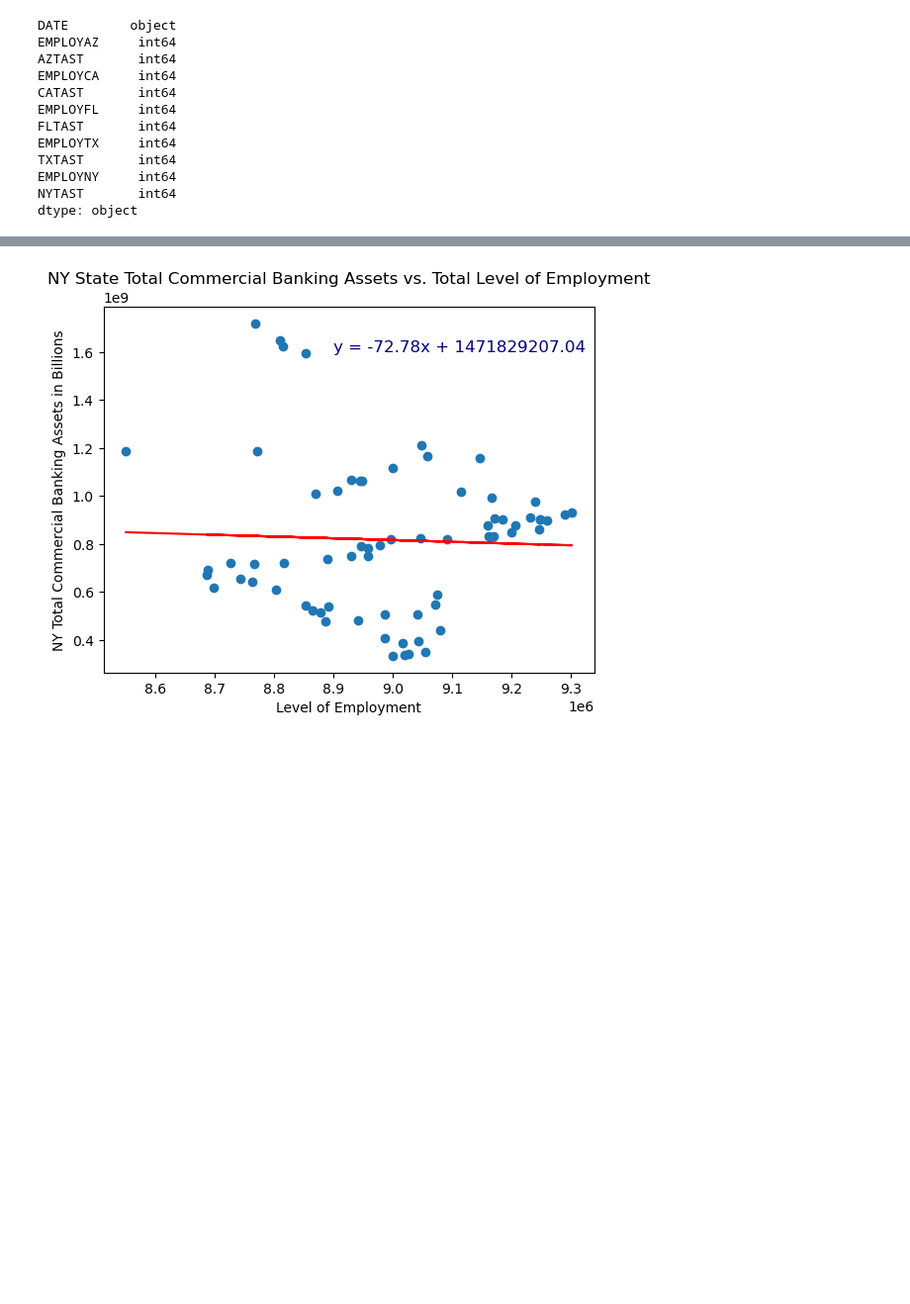
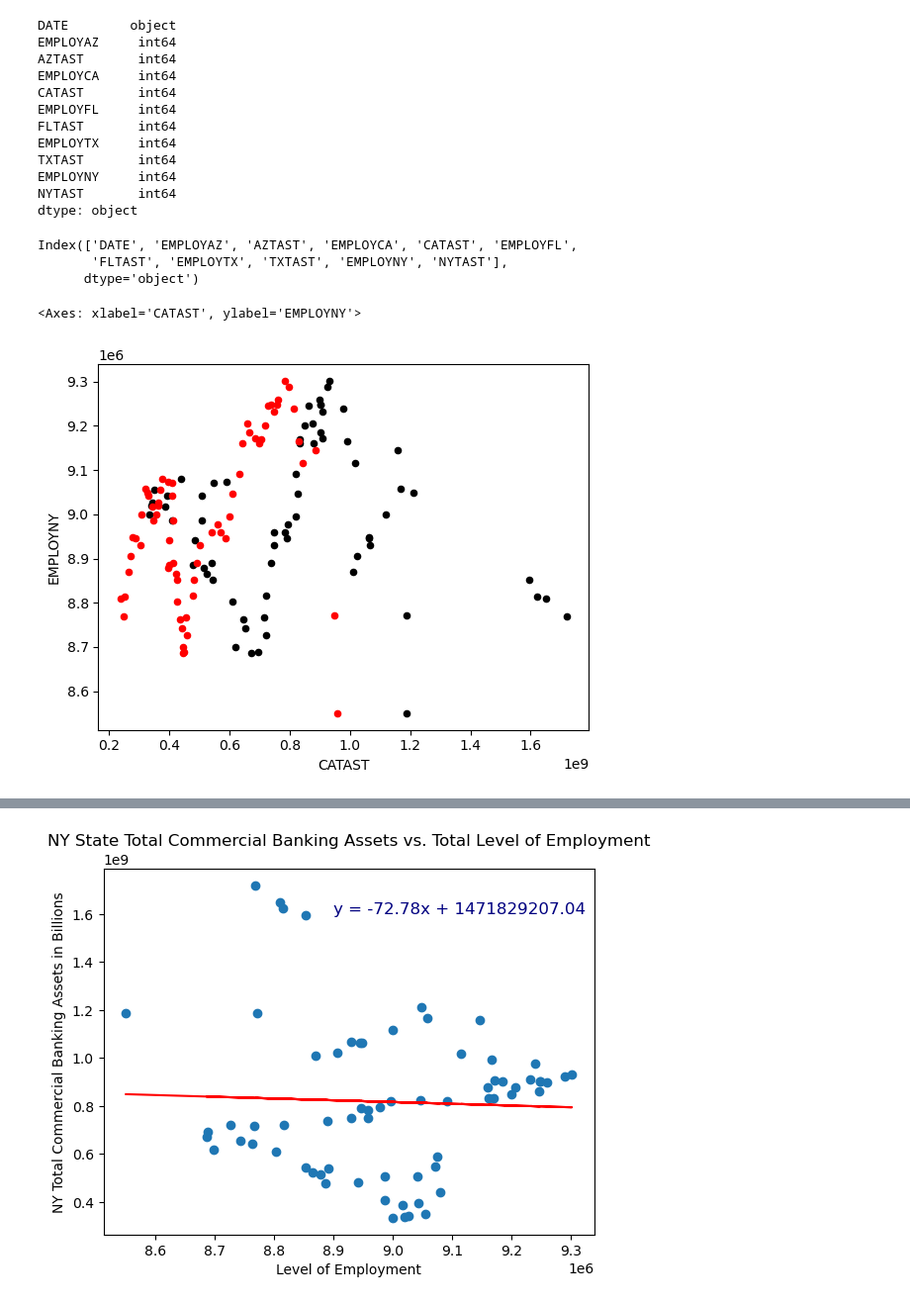
Before and after one commit to RyakDL/Project-1_Finance, a Jupyter notebook: Main_active.ipynb, the cells around one changed output, grey strips where cells are left out. Shown at 99% size. Cells and saved outputs as stored; diff of their text form; code cells hidden in the pictures; blank space fills up the shorter version.

```diff
--- a/Main_active.ipynb
+++ b/Main_active.ipynb
@@ -74,6 +76,19 @@ TXTAST       int64
 EMPLOYNY     int64
 NYTAST       int64
 dtype: object
+# %%
+States_merge.columns
+# %% [output]
+Index(['DATE', 'EMPLOYAZ', 'AZTAST', 'EMPLOYCA', 'CATAST', 'EMPLOYFL',
+       'FLTAST', 'EMPLOYTX', 'TXTAST', 'EMPLOYNY', 'NYTAST'],
+      dtype='object')
+# %%
+ax = States_merge.plot(kind="scatter",x="NYTAST", y="EMPLOYNY", color="Black")
+
+States_merge.plot(kind="scatter",x="CATAST", y="EMPLOYNY", color="Red", ax=ax)
+# %% [output]
+<Axes: xlabel='CATAST', ylabel='EMPLOYNY'>
+[figure, added]
 # %%
 #Define linear regression function
 def plot_linear_regression(x, y, title, y_label, annotate_pos):
```
Also changed, not shown: parts of 10 cells of this notebook, 1 other file.
